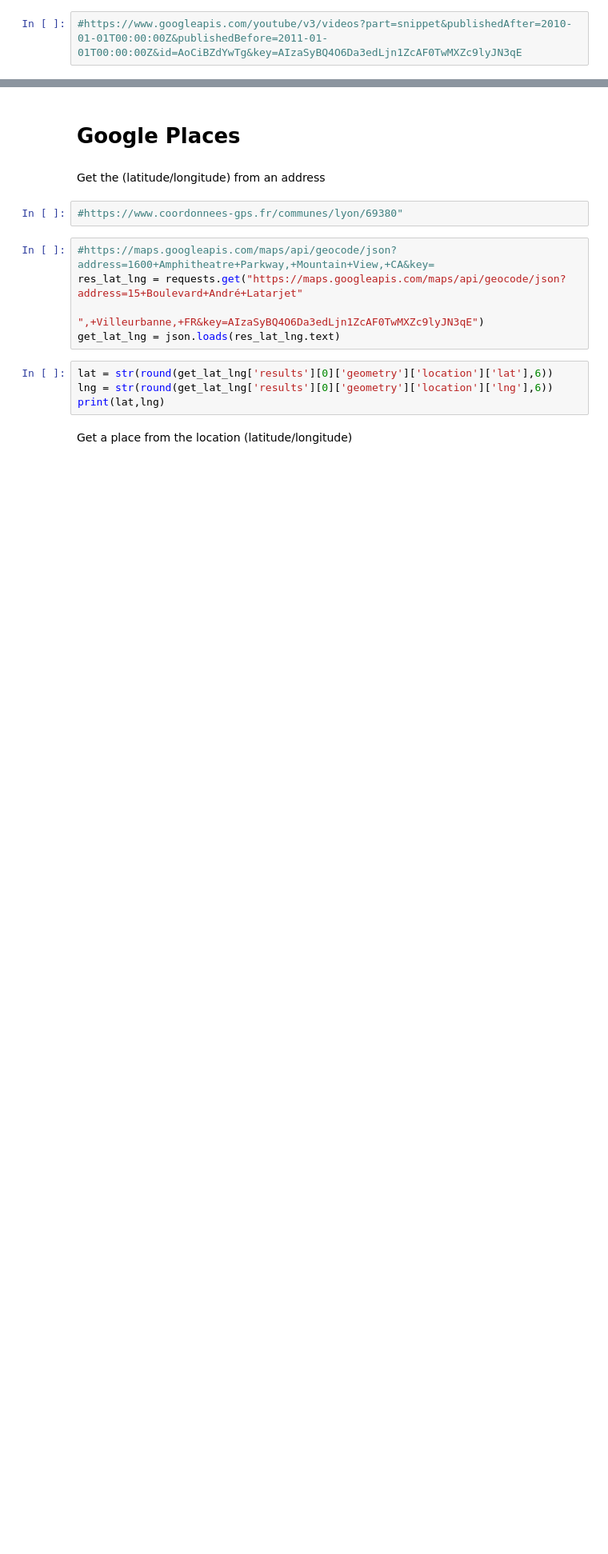
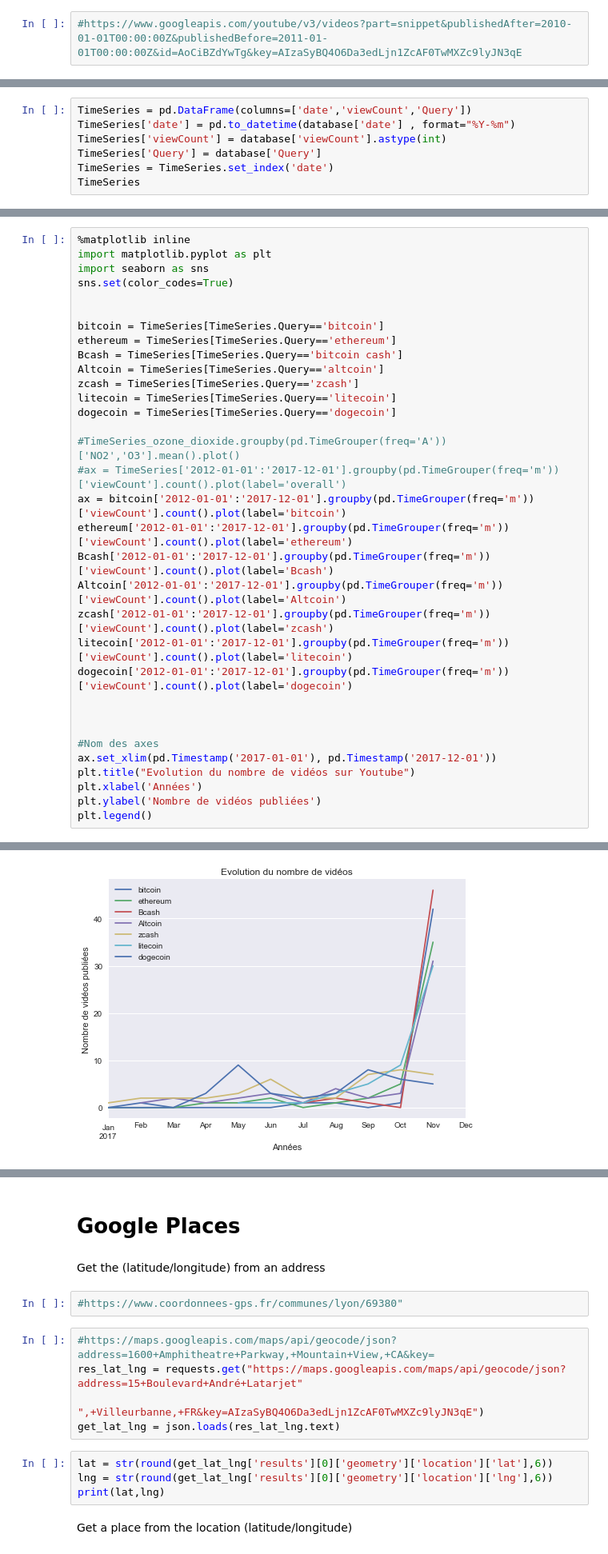
Before and after one commit to MS-BGD-2018-KIT-BIGDATA/Manon_Charvet, a Jupyter notebook: Lesson6/API.ipynb, the cells around one changed output, grey strips where cells are left out. Shown at 80% size. Saved outputs shown, nothing was run; the diff lists cells and outputs as text; blank space fills up the shorter version.

```diff
--- a/Lesson6/API.ipynb
+++ b/Lesson6/API.ipynb
@@ -118,0 +111,7 @@ Name: date, dtype: object
+# %%
+TimeSeries = pd.DataFrame(columns=['date','viewCount','Query'])
+TimeSeries['date'] = pd.to_datetime(database['date'] , format="%Y-%m")
+TimeSeries['viewCount'] = database['viewCount'].astype(int)
+TimeSeries['Query'] = database['Query']
+TimeSeries = TimeSeries.set_index('date')
+TimeSeries
@@ -118,0 +138,34 @@ Name: date, dtype: object
+# %%
+%matplotlib inline
+import matplotlib.pyplot as plt
+import seaborn as sns
+sns.set(color_codes=True)
+
+
+bitcoin = TimeSeries[TimeSeries.Query=='bitcoin']
+ethereum = TimeSeries[TimeSeries.Query=='ethereum']
+Bcash = TimeSeries[TimeSeries.Query=='bitcoin cash']
+Altcoin = TimeSeries[TimeSeries.Query=='altcoin']
+zcash = TimeSeries[TimeSeries.Query=='zcash']
+litecoin = TimeSeries[TimeSeries.Query=='litecoin']
+dogecoin = TimeSeries[TimeSeries.Query=='dogecoin']
+
+#TimeSeries_ozone_dioxide.groupby(pd.TimeGrouper(freq='A'))['NO2','O3'].mean().plot()
+#ax = TimeSeries['2012-01-01':'2017-12-01'].groupby(pd.TimeGrouper(freq='m'))['viewCount'].count().plot(label='overall')
+ax = bitcoin['2012-01-01':'2017-12-01'].groupby(pd.TimeGrouper(freq='m'))['viewCount'].count().plot(label='bitcoin')
+ethereum['2012-01-01':'2017-12-01'].groupby(pd.TimeGrouper(freq='m'))['viewCount'].count().plot(label='ethereum')
+Bcash['2012-01-01':'2017-12-01'].groupby(pd.TimeGrouper(freq='m'))['viewCount'].count().plot(label='Bcash')
+Altcoin['2012-01-01':'2017-12-01'].groupby(pd.TimeGrouper(freq='m'))['viewCount'].count().plot(label='Altcoin')
+zcash['2012-01-01':'2017-12-01'].groupby(pd.TimeGrouper(freq='m'))['viewCount'].count().plot(label='zcash')
+litecoin['2012-01-01':'2017-12-01'].groupby(pd.TimeGrouper(freq='m'))['viewCount'].count().plot(label='litecoin')
+dogecoin['2012-01-01':'2017-12-01'].groupby(pd.TimeGrouper(freq='m'))['viewCount'].count().plot(label='dogecoin')
+
+
+
+#Nom des axes
+ax.set_xlim(pd.Timestamp('2017-01-01'), pd.Timestamp('2017-12-01'))
+plt.title("Evolution du nombre de vidéos sur Youtube")
+plt.xlabel('Années')
+plt.ylabel('Nombre de vidéos publiées')
+plt.legend()
+# %% [output]
@@ -118,0 +173 @@ Name: date, dtype: object
+[figure, added]
```
Also changed, not shown: parts of 11 cells of this notebook.
